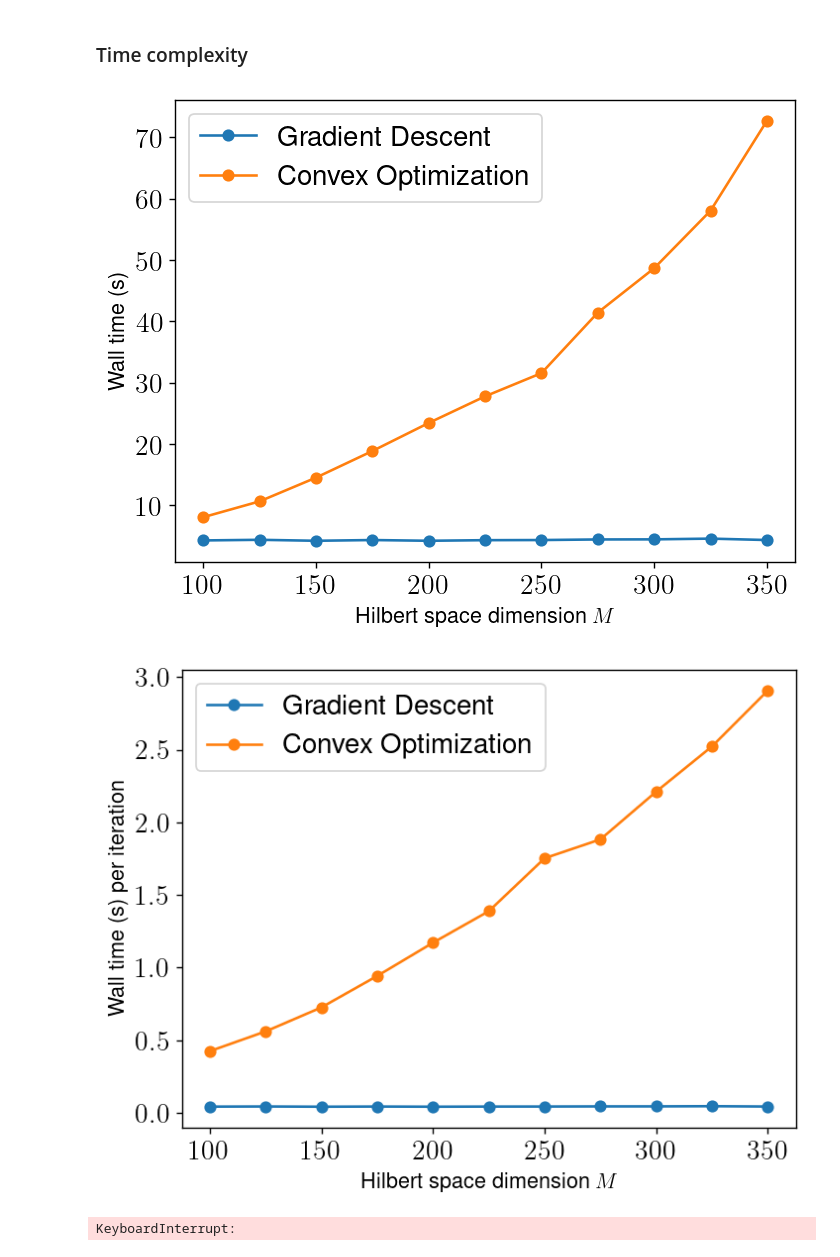
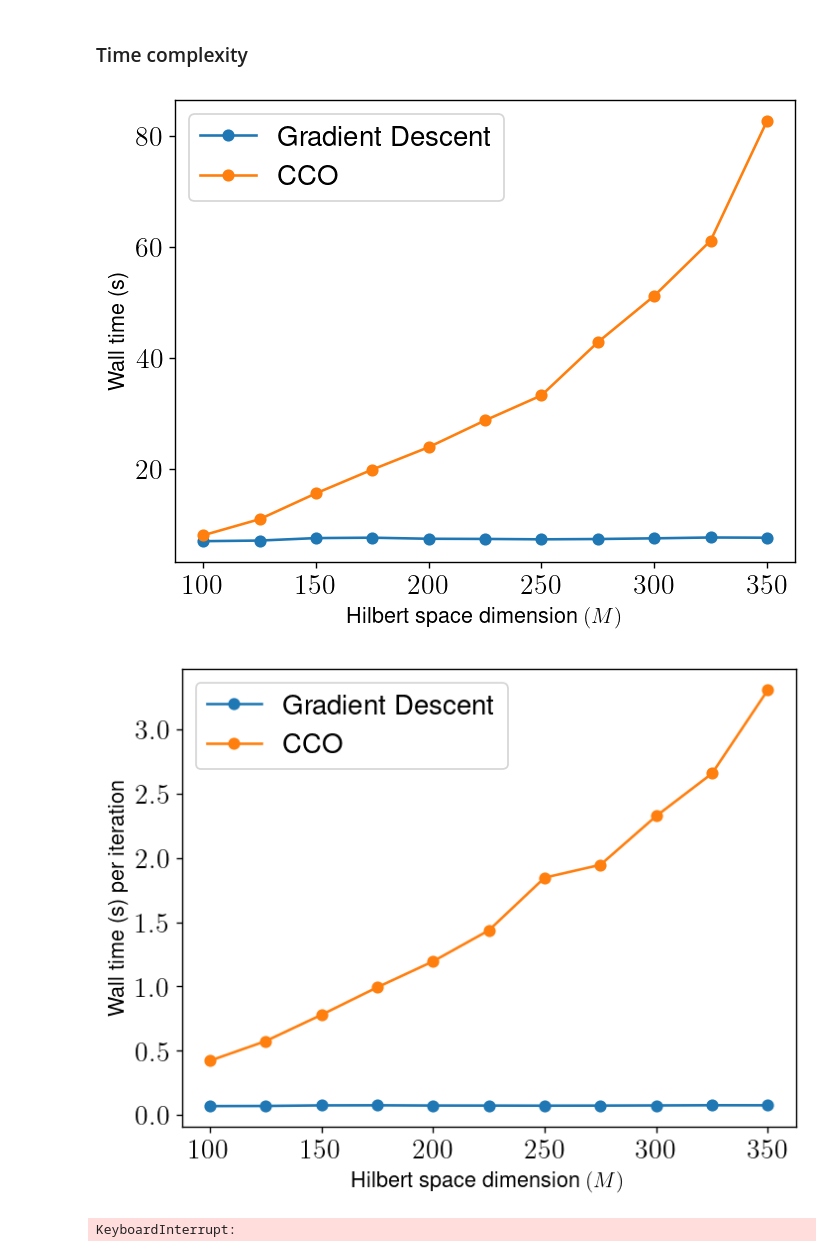
Before and after one commit to amanuelanteneh/gd-qdt, a Jupyter notebook: notebooks/time_diag_opt.ipynb, the cells around one changed output. Drawn from its saved outputs; the diff is of its cells as text; code cells hidden in the pictures.

```diff
--- a/notebooks/time_diag_opt.ipynb
+++ b/notebooks/time_diag_opt.ipynb
@@ -41,6 +41,7 @@ time_gd = []
 time_mosek = []
 avg_fids_mosek = []
 iters_mosek = []
+hyperparams = Hyperparameters(lr=0.01, lr_decay=0.999, beta1=0.9, beta2=0.9, num_epochs=100, batch_size=25)
 # %%
 for M in tqdm(Ms, desc="Performing time experiments"):
     # PNR detector POVM
@@ -52,8 +53,6 @@ for M in tqdm(Ms, desc="Performing time experiments"):
     probes = th.tensor(np.array([ poisson.pmf(k=list(range(M)), mu=n_bar) for n_bar in n_bars ]), dtype=th.float32)
 
     targets = probes @ true_povm
-
-    hyperparams = Hyperparameters(lr=0.01, lr_decay=0.999, beta1=0.9, beta2=0.9, num_epochs=100, batch_size=45)
 
     M, N, = probes.shape[1], targets.shape[1]
     logits = th.rand((M, N)) - 1
@@ -97,26 +96,26 @@ for M in tqdm(Ms, desc="Performing time experiments"):
     time_mosek.append(t / number)
 # %%
 plt.plot(Ms, time_gd, label="Gradient Descent", marker="o")
-plt.plot(Ms, time_mosek, label="Convex Optimization", marker="o")
-plt.xlabel(r"Hilbert space dimension $M$", fontsize=12.5)
+plt.plot(Ms, time_mosek, label="CCO", marker="o")
+plt.xlabel(r"Hilbert space dimension $(M)$", fontsize=12.5)
 plt.ylabel("Wall time (s)", fontsize=12.5)
 # plt.yscale("log")
 plt.legend();
 
 if eta < 1.0:
     plt.savefig("figs/lossy_wall_clock.png", dpi=300)
 else:
     plt.savefig("figs/ideal_wall_clock.png", dpi=300)
 # %% [output]
-[figure, old version]
+[figure, new version]
 # %%
 time_per_iter_gd = [ t/hyperparams.num_epochs for t in time_gd ]
 
 time_per_iter_mosek = [ t/iters for t, iters in zip(time_mosek, iters_mosek) ]
 # %%
 plt.plot(Ms, time_per_iter_gd, label="Gradient Descent", marker="o")
-plt.plot(Ms, time_per_iter_mosek, label="Convex Optimization", marker="o")
-plt.xlabel(r"Hilbert space dimension $M$", fontsize=12.5)
+plt.plot(Ms, time_per_iter_mosek, label="CCO", marker="o")
+plt.xlabel(r"Hilbert space dimension $(M)$", fontsize=12.5)
 plt.ylabel("Wall time (s) per iteration", fontsize=12.5)
 # plt.yscale("log")
 plt.legend();
@@ -125,7 +124,7 @@ if eta < 1.0:
 else:
     plt.savefig("figs/ideal_wall_iter.png", dpi=300)
 # %% [output]
-[figure, old version]
+[figure, new version]
 # %%
 gd_trials = 20
 avg_fids_gd_sample = []
```
Also changed, not shown: parts of 2 cells of this notebook, 5 other files.
